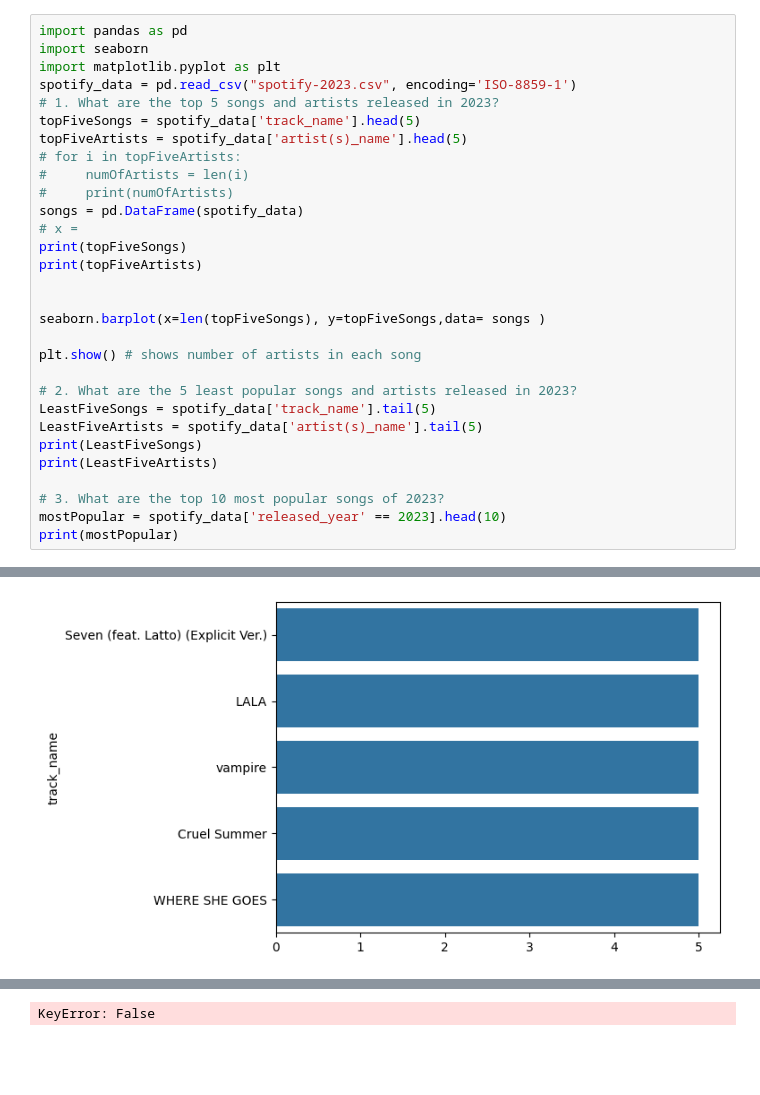
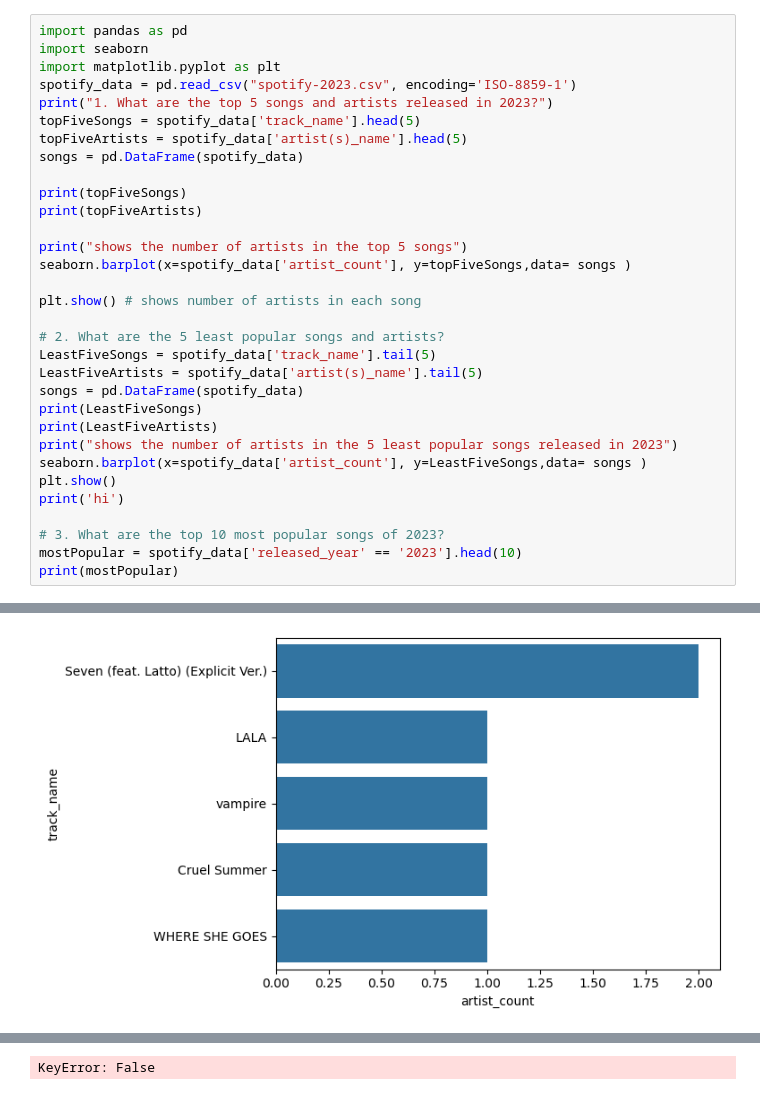
Before and after one commit to terryc04/Hack-the-Hood-final-project, a Jupyter notebook: data visualization for spotify dataset.ipynb, the cells around one changed output, grey strips where cells are left out. Cells and saved outputs as stored; diff of their text form; blank space fills up the shorter version.

Commit message:
updated data visualization

```diff
--- a/data visualization for spotify dataset.ipynb
+++ b/data visualization for spotify dataset.ipynb
@@ -3,29 +3,31 @@ import pandas as pd
 import seaborn
 import matplotlib.pyplot as plt
 spotify_data = pd.read_csv("spotify-2023.csv", encoding='ISO-8859-1')
-# 1. What are the top 5 songs and artists released in 2023?
+print("1. What are the top 5 songs and artists released in 2023?")
 topFiveSongs = spotify_data['track_name'].head(5)
 topFiveArtists = spotify_data['artist(s)_name'].head(5)
-# for i in topFiveArtists:
-#     numOfArtists = len(i)
-#     print(numOfArtists)
 songs = pd.DataFrame(spotify_data)
-# x =
+
 print(topFiveSongs)
 print(topFiveArtists)
 
-
-seaborn.barplot(x=len(topFiveSongs), y=topFiveSongs,data= songs )
+print("shows the number of artists in the top 5 songs")
+seaborn.barplot(x=spotify_data['artist_count'], y=topFiveSongs,data= songs )
 
 plt.show() # shows number of artists in each song
 
-# 2. What are the 5 least popular songs and artists released in 2023?
+# 2. What are the 5 least popular songs and artists?
 LeastFiveSongs = spotify_data['track_name'].tail(5)
 LeastFiveArtists = spotify_data['artist(s)_name'].tail(5)
+songs = pd.DataFrame(spotify_data)
 print(LeastFiveSongs)
 print(LeastFiveArtists)
+print("shows the number of artists in the 5 least popular songs released in 2023")
+seaborn.barplot(x=spotify_data['artist_count'], y=LeastFiveSongs,data= songs )
+plt.show()
+print('hi')
 
 # 3. What are the top 10 most popular songs of 2023?
-mostPopular = spotify_data['released_year' == 2023].head(10)
+mostPopular = spotify_data['released_year' == '2023'].head(10)
 print(mostPopular)
 # %% [output]
@@ -44,4 +48,4 @@ Name: artist(s)_name, dtype: object
-[figure, old version]
+[figure, new version]
 948                 My Mind & Me
 949    Bigger Than The Whole Sky
 950         A Veces (feat. Feid)
```
Also changed, not shown: parts of 1 cell of this notebook, 1 other file.
